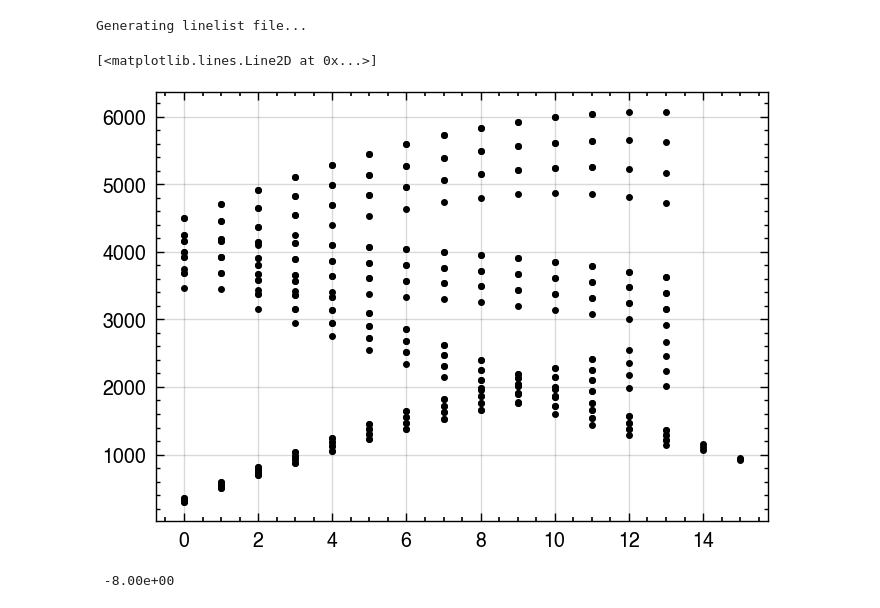
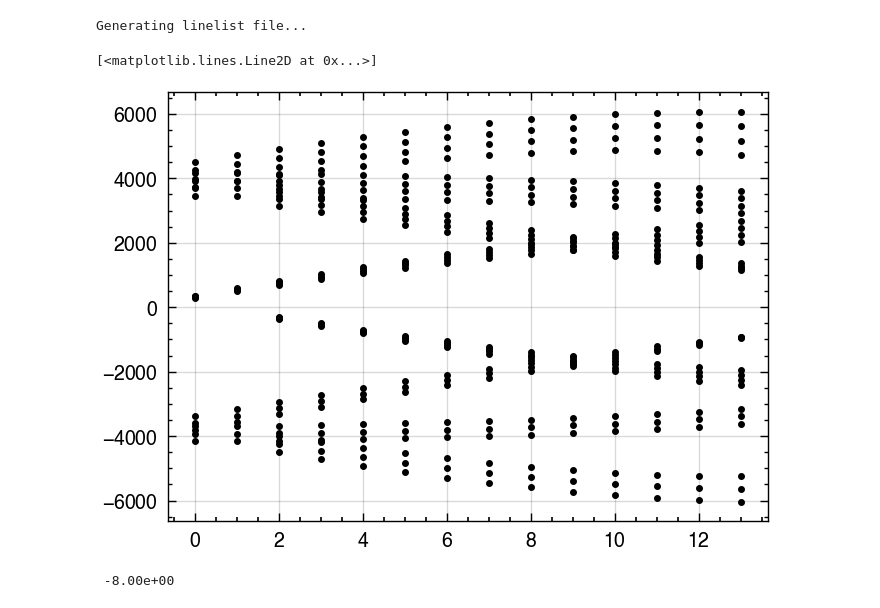
Before and after one commit to Brightsite-Plasmalab/raman-tmp, a Jupyter notebook: demo/H2.ipynb, the cells around one changed output. Cells and saved outputs as stored; diff of their text form; code cells hidden in the pictures.

```diff
--- a/demo/H2.ipynb
+++ b/demo/H2.ipynb
@@ -24,10 +24,10 @@ I_sim = simulate(dnu_sim, dnu_stick, I_stick, 1, 0, N_bin=10)
 Generating linelist file...
 # %%
 plt.figure()
-plt.plot(transitions.lower_J, transitions.dE, 'k.')
+plt.plot(transitions.initial_J, transitions.dE, 'k.')
 # %% [output]
 [<matplotlib.lines.Line2D at 0x...>]
-[figure, old version]
+[figure, new version]
 # %%
 print(f"{-8:10.2e}")
 # %% [output]
```
Also changed, not shown: parts of 3 cells of this notebook, 11 other files.
